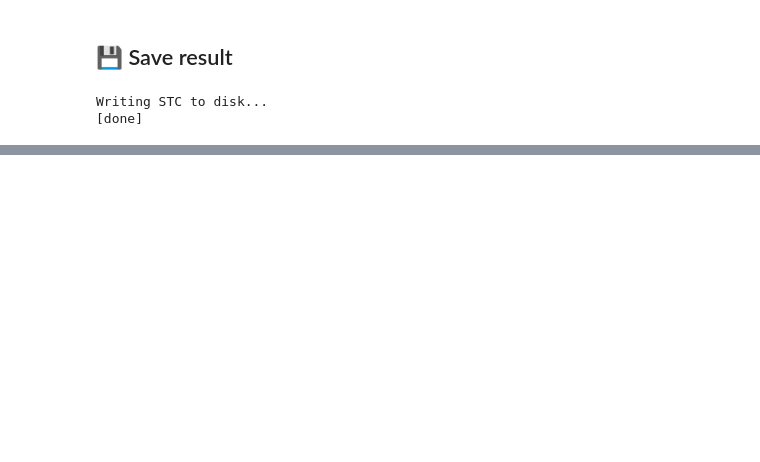
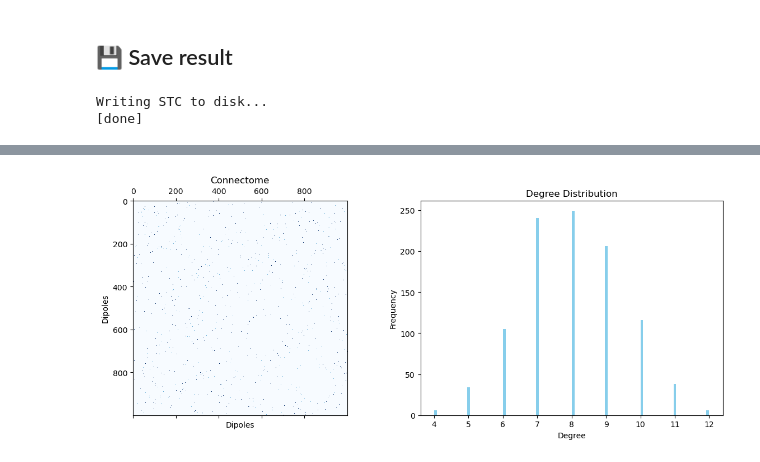
Before and after one commit to NinoHerve/mindmap, a Jupyter notebook: pipeline/4_inverse_CSET.ipynb, the cells around one changed output, grey strips where cells are left out. Cells and saved outputs as stored; diff of their text form; code cells hidden in the pictures; blank space fills up the shorter version.

```diff
--- a/pipeline/4_inverse_CSET.ipynb
+++ b/pipeline/4_inverse_CSET.ipynb
@@ -105,33 +103,2 @@ Number of time points: (204, 25)
 # %% [markdown]
 ⚙️ <font color=green>**Write the optimization problem**</font>: Using the `pyxu` package we can write down any optimization problem and then solve them.
-# %%
-# forward * connectome spectrum
-A = fwd@cst.T
-
-# Depth weighting
-A_norms = np.linalg.norm(A, ord=2, axis=0)
-A       = A/A_norms[None,:]
-
-# data normalization
-y_norms = np.linalg.norm(b, ord=2, axis=0)
-y       = b/y_norms[None,:]
-
-# initial guess
-alpha0 = np.zeros(fwd.shape[1])
-
-# operators
-A       = pxa.LinOp.from_array(A)
-l1_norm = lam*pxo.L1Norm(dim_shape=alpha0.shape[0])
-
-solution  = np.zeros((fwd.shape[1], b.shape[1]))
-stop_crit = pxst.RelError(eps=1e-8, var="x", f=None, norm=2, satisfy_all=True)
-for i in range(b.shape[1]):
-    l22_loss = pxo.SquaredL2Norm(dim_shape=A.codim_shape[0]).argshift(-y[:,i]) * A
-    l22_loss.diff_lipschitz = l22_loss.estimate_diff_lipschitz()
-
-    solver = PGD(f=l22_loss, g=l1_norm, show_progress=False)
-
-    solver.fit(x0=np.zeros(l22_loss.dim_shape), acceleration=True, stop_crit=stop_crit)
-
-    alpha    = solver.solution().squeeze()
-    solution[:,i] = cst.T@alpha*y_norms[i]*A_norms
@@ -174,0 +197,14 @@ Writing STC to disk...
+# %%
+# generate connections
+tree = sp.spatial.KDTree(sources)
+dd, ii = tree.query(sources, k=5)
+
+conn = np.zeros((len(sources), len(sources)))
+for i in range(len(sources)):
+    conn[i, ii[i]] = 1
+conn = conn - np.eye(len(sources))
+conn = conn + conn.T
+
+mm.viz.plot_connectome(conn)
+# %% [output]
+[figure, added]
```
Also changed, not shown: parts of 22 cells of this notebook, 13 other files.
